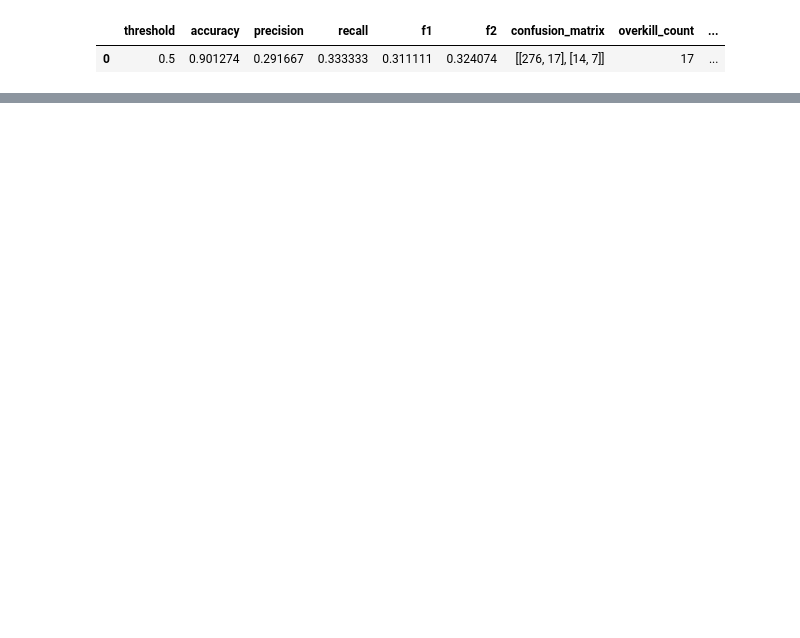
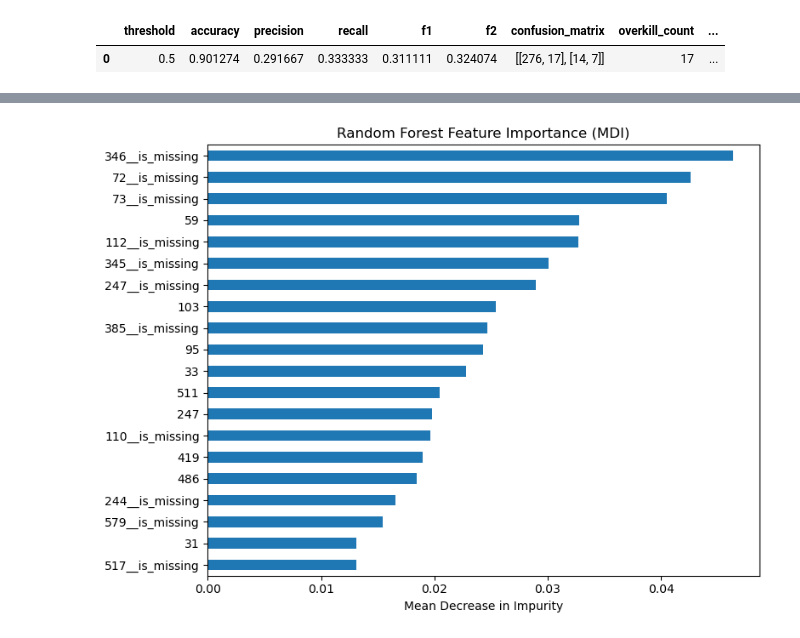
Before and after one commit to done0173/Anonymized-Semiconductor-Process-Data-Preprocessing-for-Defect-Screening-Model-Design-and-Validation, a Jupyter notebook: notebooks/04_Model_Optimization_and_Evaluation.ipynb, the cells around one changed output, grey strips where cells are left out. Saved outputs shown, nothing was run; the diff lists cells and outputs as text; code cells hidden in the pictures; blank space fills up the shorter version.

Commit message:
Feature Importance added, repository renamed

```diff
--- a/notebooks/04_Model_Optimization_and_Evaluation.ipynb
+++ b/notebooks/04_Model_Optimization_and_Evaluation.ipynb
@@ -1254,0 +1260,5 @@ rf_hy_test_result
+# %%
+rf_pipeline = tuned_pipelines["Random Forest"]
+rf_model = rf_pipeline.named_steps["model"]
+
+rf_model
@@ -1254,0 +1269,9 @@ rf_hy_test_result
+# %%
+feature_names = rf_pipeline[:-1].get_feature_names_out()
+
+mdi_importance = pd.Series(
+    rf_model.feature_importances_,
+    index=feature_names
+).sort_values(ascending=False)
+
+mdi_importance.head(20)
@@ -1254,0 +1296,16 @@ rf_hy_test_result
+# %%
+import matplotlib.pyplot as plt
+
+top_n = 20
+
+mdi_importance.head(top_n).sort_values().plot(
+    kind="barh",
+    figsize=(8, 6)
+)
+
+plt.title("Random Forest Feature Importance (MDI)")
+plt.xlabel("Mean Decrease in Impurity")
+plt.tight_layout()
+plt.show()
+# %% [output]
+[figure, added]
```
Also changed, not shown: parts of 36 cells of this notebook, 9 other files.
